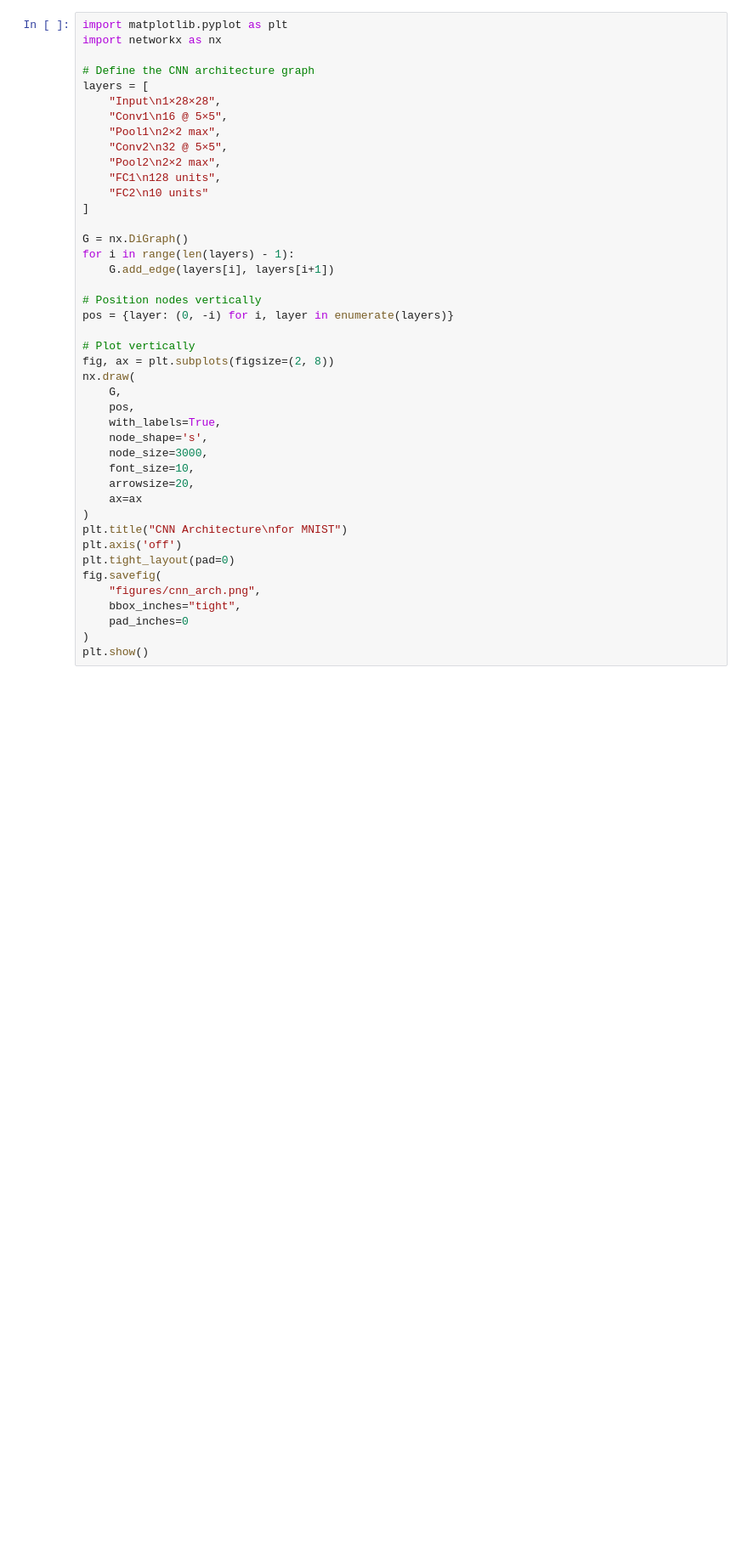
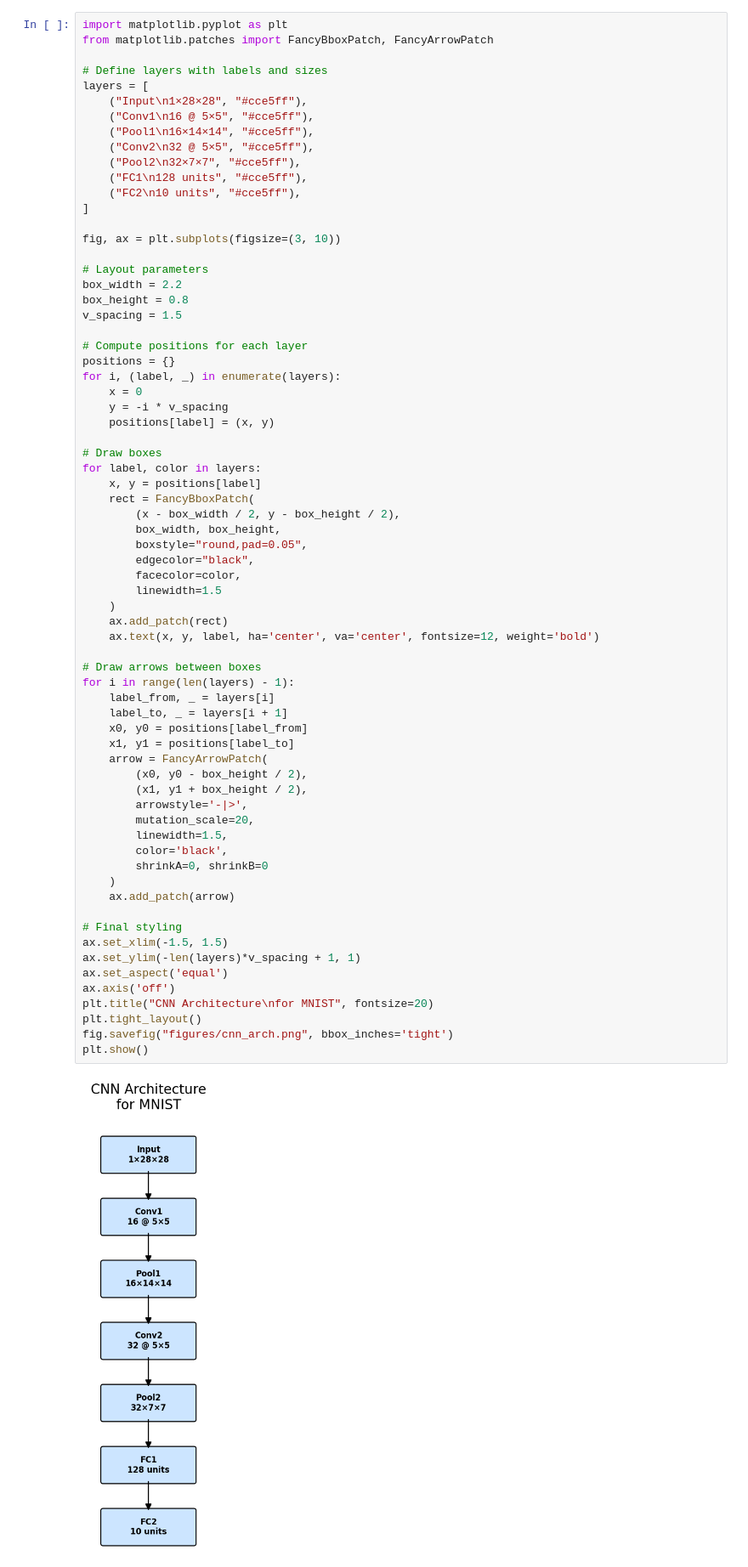
Before and after one commit to NiklasMelton/CVI_Forgetting, a Jupyter notebook: MNIST_Overlap.ipynb, the cells around one changed output. Shown at 85% size. Cells and saved outputs as stored; diff of their text form; blank space fills up the shorter version.

```diff
--- a/MNIST_Overlap.ipynb
+++ b/MNIST_Overlap.ipynb
@@ -261,43 +486,71 @@ plt.show()
 # %%
 import matplotlib.pyplot as plt
-import networkx as nx
+from matplotlib.patches import FancyBboxPatch, FancyArrowPatch
 
-# Define the CNN architecture graph
+# Define layers with labels and sizes
 layers = [
-    "Input\n1×28×28",
-    "Conv1\n16 @ 5×5",
-    "Pool1\n2×2 max",
-    "Conv2\n32 @ 5×5",
-    "Pool2\n2×2 max",
-    "FC1\n128 units",
-    "FC2\n10 units"
+    ("Input\n1×28×28", "#cce5ff"),
+    ("Conv1\n16 @ 5×5", "#cce5ff"),
+    ("Pool1\n16×14×14", "#cce5ff"),
+    ("Conv2\n32 @ 5×5", "#cce5ff"),
+    ("Pool2\n32×7×7", "#cce5ff"),
+    ("FC1\n128 units", "#cce5ff"),
+    ("FC2\n10 units", "#cce5ff"),
 ]
 
-G = nx.DiGraph()
+fig, ax = plt.subplots(figsize=(3, 10))
+
+# Layout parameters
+box_width = 2.2
+box_height = 0.8
+v_spacing = 1.5
+
+# Compute positions for each layer
+positions = {}
+for i, (label, _) in enumerate(layers):
+    x = 0
+    y = -i * v_spacing
+    positions[label] = (x, y)
+
+# Draw boxes
+for label, color in layers:
+    x, y = positions[label]
+    rect = FancyBboxPatch(
+        (x - box_width / 2, y - box_height / 2),
+        box_width, box_height,
+        boxstyle="round,pad=0.05",
+        edgecolor="black",
+        facecolor=color,
+        linewidth=1.5
+    )
+    ax.add_patch(rect)
+    ax.text(x, y, label, ha='center', va='center', fontsize=12, weight='bold')
+
+# Draw arrows between boxes
 for i in range(len(layers) - 1):
-    G.add_edge(layers[i], layers[i+1])
+    label_from, _ = layers[i]
+    label_to, _ = layers[i + 1]
+    x0, y0 = positions[label_from]
+    x1, y1 = positions[label_to]
+    arrow = FancyArrowPatch(
+        (x0, y0 - box_height / 2),
+        (x1, y1 + box_height / 2),
+        arrowstyle='-|>',
+        mutation_scale=20,
+        linewidth=1.5,
+        color='black',
+        shrinkA=0, shrinkB=0
+    )
+    ax.add_patch(arrow)
 
-# Position nodes vertically
-pos = {layer: (0, -i) for i, layer in enumerate(layers)}
-
-# Plot vertically
-fig, ax = plt.subplots(figsize=(2, 8))
-nx.draw(
-    G,
-    pos,
-    with_labels=True,
-    node_shape='s',
-    node_size=3000,
-    font_size=10,
-    arrowsize=20,
-    ax=ax
-)
-plt.title("CNN Architecture\nfor MNIST")
-plt.axis('off')
-plt.tight_layout(pad=0)
-fig.savefig(
-    "figures/cnn_arch.png",
-    bbox_inches="tight",
-    pad_inches=0
-)
+# Final styling
+ax.set_xlim(-1.5, 1.5)
+ax.set_ylim(-len(layers)*v_spacing + 1, 1)
+ax.set_aspect('equal')
+ax.axis('off')
+plt.title("CNN Architecture\nfor MNIST", fontsize=20)
+plt.tight_layout()
+fig.savefig("figures/cnn_arch.png", bbox_inches='tight')
 plt.show()
+# %% [output]
+[figure, added]
```
Also changed, not shown: parts of 2 cells of this notebook, 25 other files.
